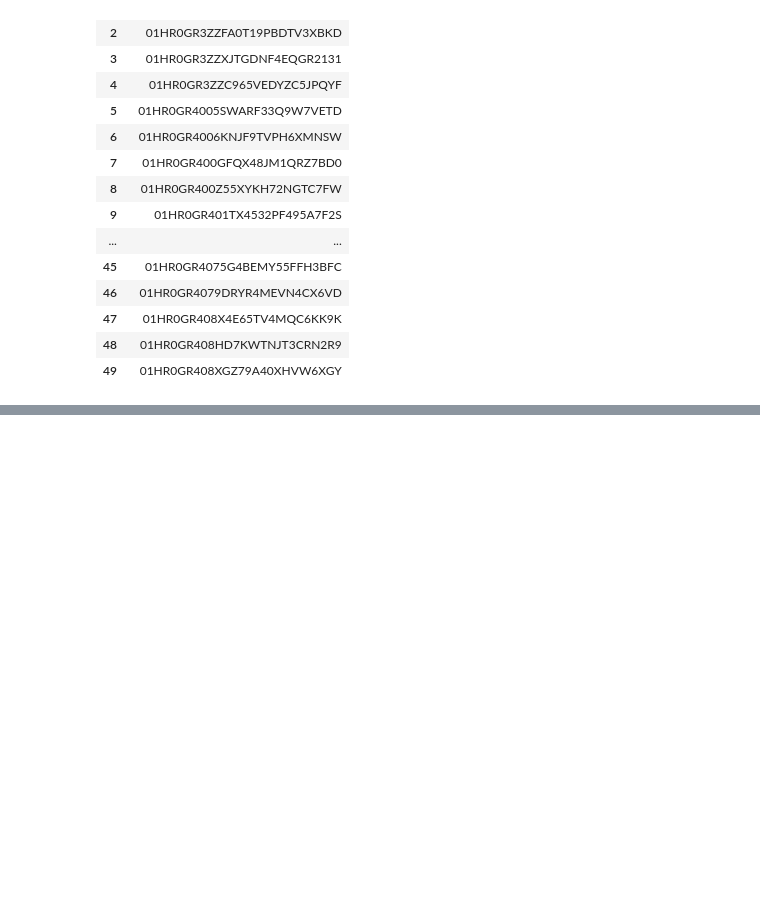
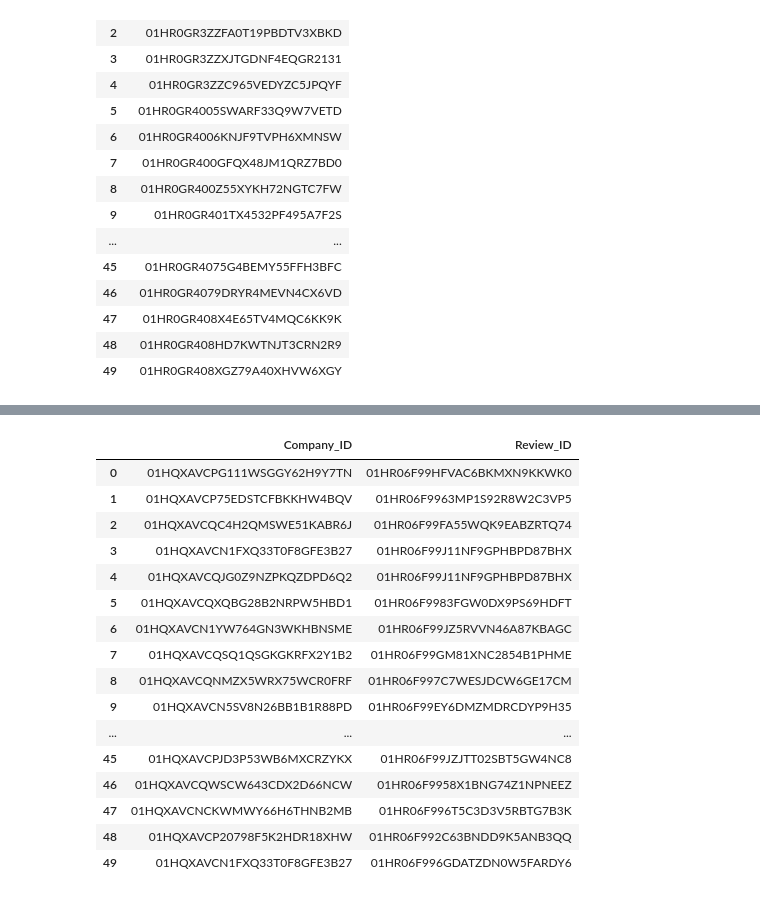
Before and after one commit to vbainwala/TalentTrove, a Jupyter notebook: make_data.ipynb, the cells around one changed output, grey strips where cells are left out. Cells and saved outputs as stored; diff of their text form; code cells hidden in the pictures; blank space fills up the shorter version.

```diff
--- a/make_data.ipynb
+++ b/make_data.ipynb
@@ -1360,0 +1365,7 @@ application_df.to_csv('data/Application.csv', index=False)
+# %%
+# Get all of the foreign key values we'll need
+company_ids = company_df['Company_ID'].tolist()
+review_ids = review_df['Review_ID'].tolist()
+recruiter_usernames = recruiter_df['Username'].tolist()
+candidate_usernames = candidate_df['Username'].tolist()
+job_ids = job_posting_df['Job_ID'].tolist()
@@ -1360,0 +1404,26 @@ application_df.to_csv('data/Application.csv', index=False)
+# %%
+# Implement relation with 50 random tuples selecting from the above options for the foreign key values
+considers = {
+    'Company_ID': [random.choice(company_ids) for i in range(50)],
+    'Review_ID': [random.choice(review_ids) for i in range(50)]
+}
+considers_df = pd.DataFrame(considers)
+considers_df
+# %% [output]
+|  | Company_ID | Review_ID |
+| 0 | 01HQXAVCPG111WSGGY62H9Y7TN | 01HR06F99HFVAC6BKMXN9KKWK0 |
+| 1 | 01HQXAVCP75EDSTCFBKKHW4BQV | 01HR06F9963MP1S92R8W2C3VP5 |
+| 2 | 01HQXAVCQC4H2QMSWE51KABR6J | 01HR06F99FA55WQK9EABZRTQ74 |
+| 3 | 01HQXAVCN1FXQ33T0F8GFE3B27 | 01HR06F99J11NF9GPHBPD87BHX |
+| 4 | 01HQXAVCQJG0Z9NZPKQZDPD6Q2 | 01HR06F99J11NF9GPHBPD87BHX |
+| 5 | 01HQXAVCQXQBG28B2NRPW5HBD1 | 01HR06F9983FGW0DX9PS69HDFT |
+| 6 | 01HQXAVCN1YW764GN3WKHBNSME | 01HR06F99JZ5RVVN46A87KBAGC |
+| 7 | 01HQXAVCQSQ1QSGKGKRFX2Y1B2 | 01HR06F99GM81XNC2854B1PHME |
+| 8 | 01HQXAVCQNMZX5WRX75WCR0FRF | 01HR06F997C7WESJDCW6GE17CM |
+| 9 | 01HQXAVCN5SV8N26BB1B1R88PD | 01HR06F99EY6DMZMDRCDYP9H35 |
+| ... | ... | ... |
+| 45 | 01HQXAVCPJD3P53WB6MXCRZYKX | 01HR06F99JZJTT02SBT5GW4NC8 |
+| 46 | 01HQXAVCQWSCW643CDX2D66NCW | 01HR06F9958X1BNG74Z1NPNEEZ |
+| 47 | 01HQXAVCNCKWMWY66H6THNB2MB | 01HR06F996T5C3D3V5RBTG7B3K |
+| 48 | 01HQXAVCP20798F5K2HDR18XHW | 01HR06F992C63BNDD9K5ANB3QQ |
+| 49 | 01HQXAVCN1FXQ33T0F8GFE3B27 | 01HR06F996GDATZDN0W5FARDY6 |
```
Also changed, not shown: parts of 5 cells of this notebook, 1 other file.
